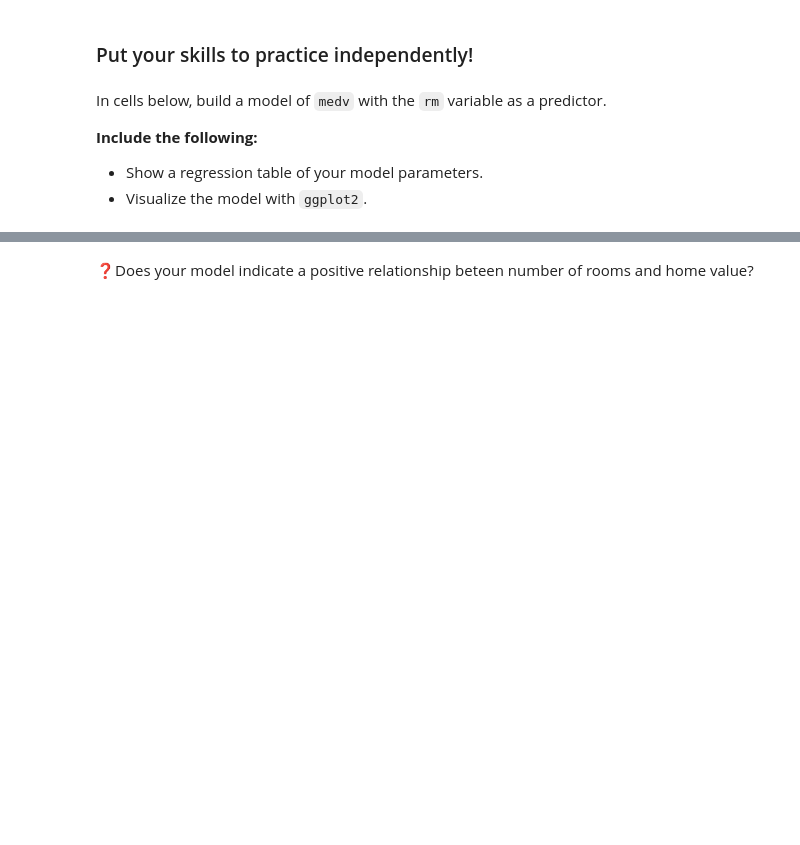
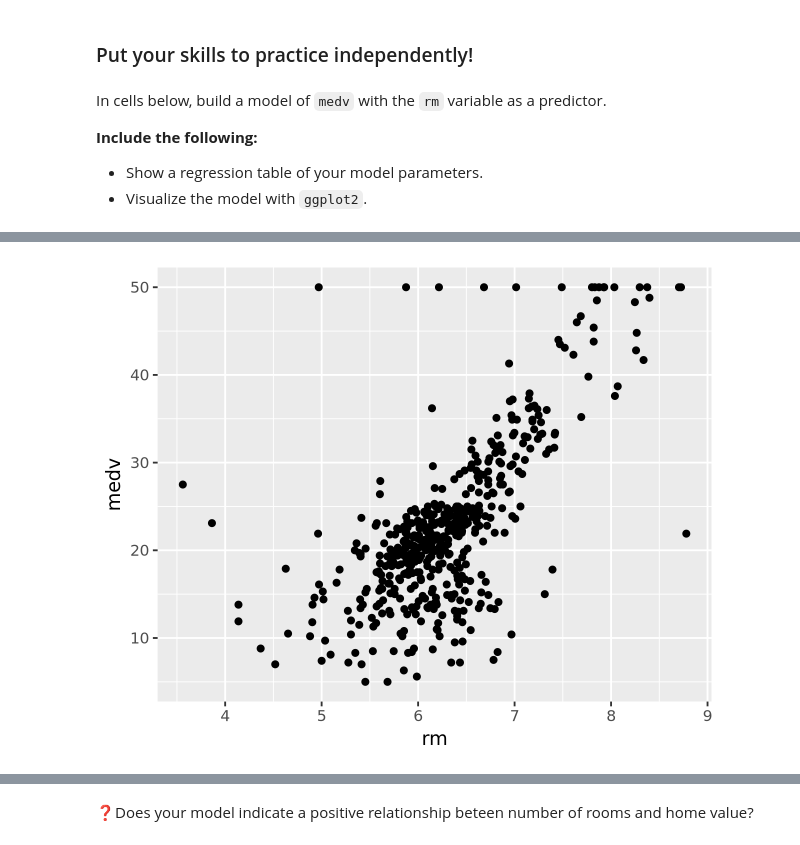
Before and after one commit to UNC-DATA-730/unit-3-assignment-setiadha-unc, a Jupyter notebook: agungsetiadha-assignment3.ipynb, the cells around one changed output, grey strips where cells are left out. Saved outputs shown, nothing was run; the diff lists cells and outputs as text; code cells hidden in the pictures; blank space fills up the shorter version.

```diff
--- a/agungsetiadha-assignment3.ipynb
+++ b/agungsetiadha-assignment3.ipynb
@@ -184,0 +230,4 @@ In cells below, build a model of `medv` with the `rm` variable as a predictor.
+# %%
+(practice1 <- ggplot(data = Boston, mapping = aes(x = rm, y = medv)) + geom_point())
+# %% [output]
+[figure, added]
```
Also changed, not shown: parts of 20 cells of this notebook.
